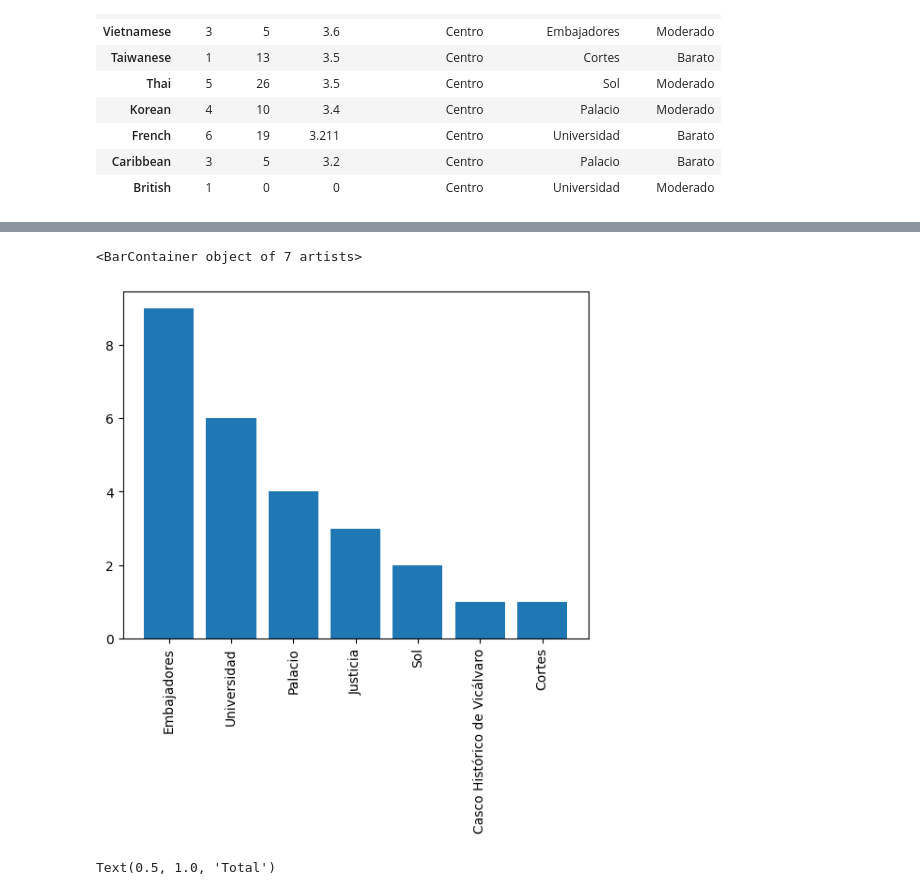
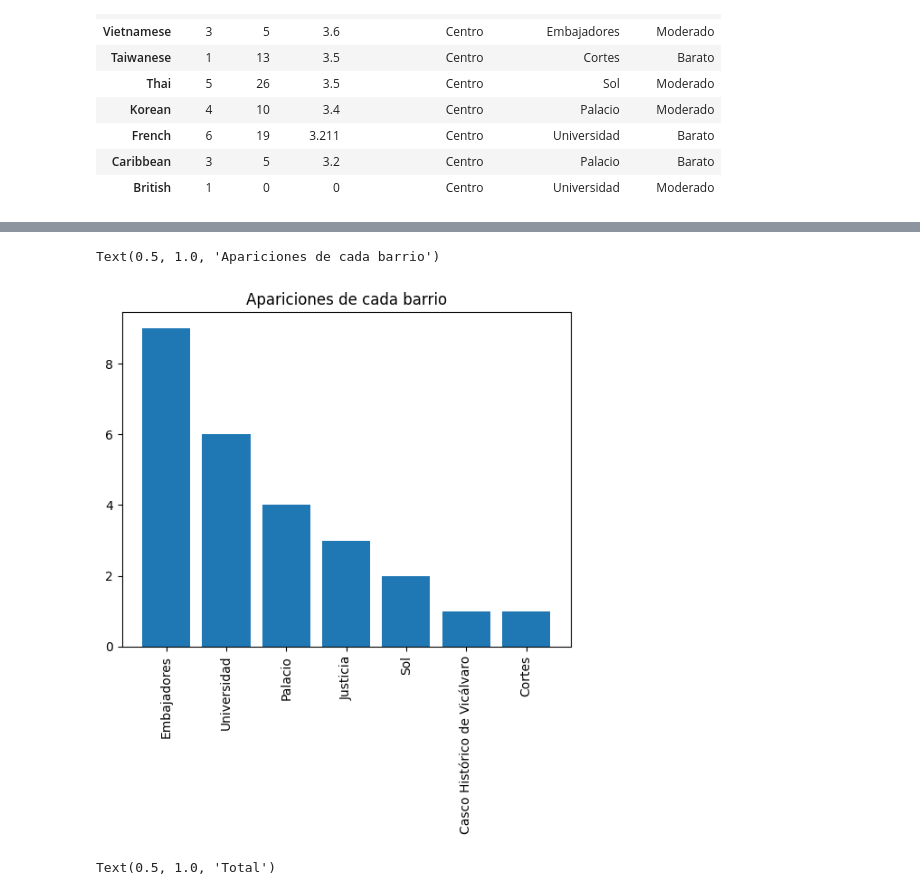
Before and after one commit to anton-p0g/ProyectoWebScrapping, a Jupyter notebook: parte2/top tipos de restaurantes/top_tipos_restuarantes.ipynb, the cells around one changed output, grey strips where cells are left out. Drawn from its saved outputs; the diff is of its cells as text; code cells hidden in the pictures.

```diff
--- a/parte2/top tipos de restaurantes/top_tipos_restuarantes.ipynb
+++ b/parte2/top tipos de restaurantes/top_tipos_restuarantes.ipynb
@@ -209,10 +218,11 @@ plt.bar(total_tipos_ordenados.index, total_tipos_ordenados["total"])
 # %%
 barrios = df_def["Barrio más frecuente"].value_counts()
 plt.xticks(rotation=90)
 plt.bar(barrios.index, barrios.values)
+plt.title("Apariciones de cada barrio")
 # %% [output]
-<BarContainer object of 7 artists>
+Text(0.5, 1.0, 'Apariciones de cada barrio')
-[figure, old version]
+[figure, new version]
 # %%
 plt.subplot(1,3,1)
 plt.boxplot(df_def["MP rating"])
```
Also changed, not shown: parts of 3 cells of this notebook.
